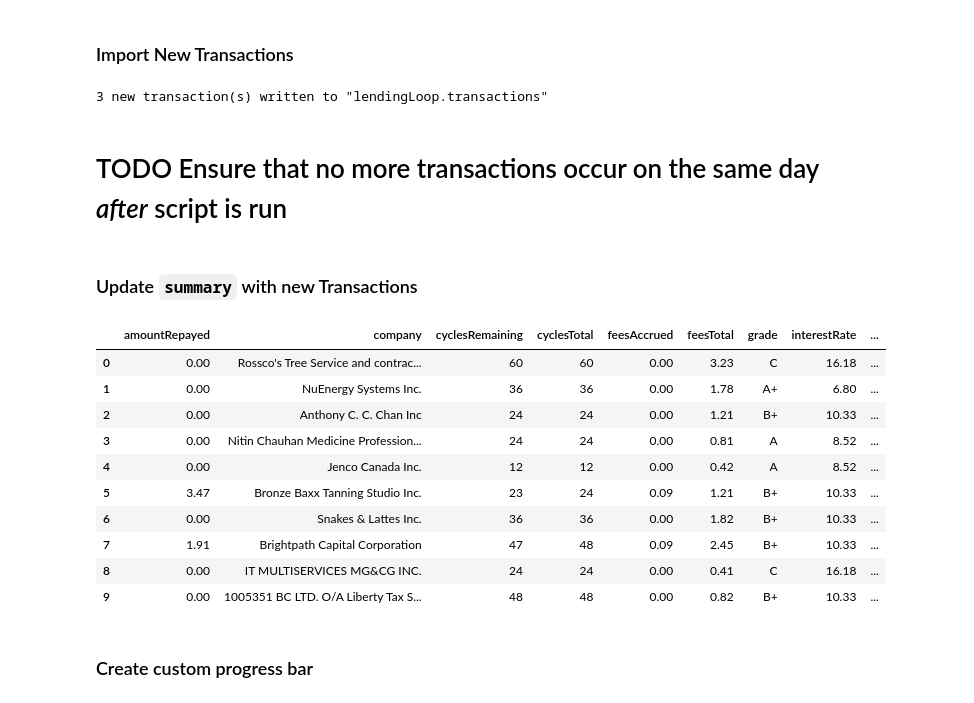
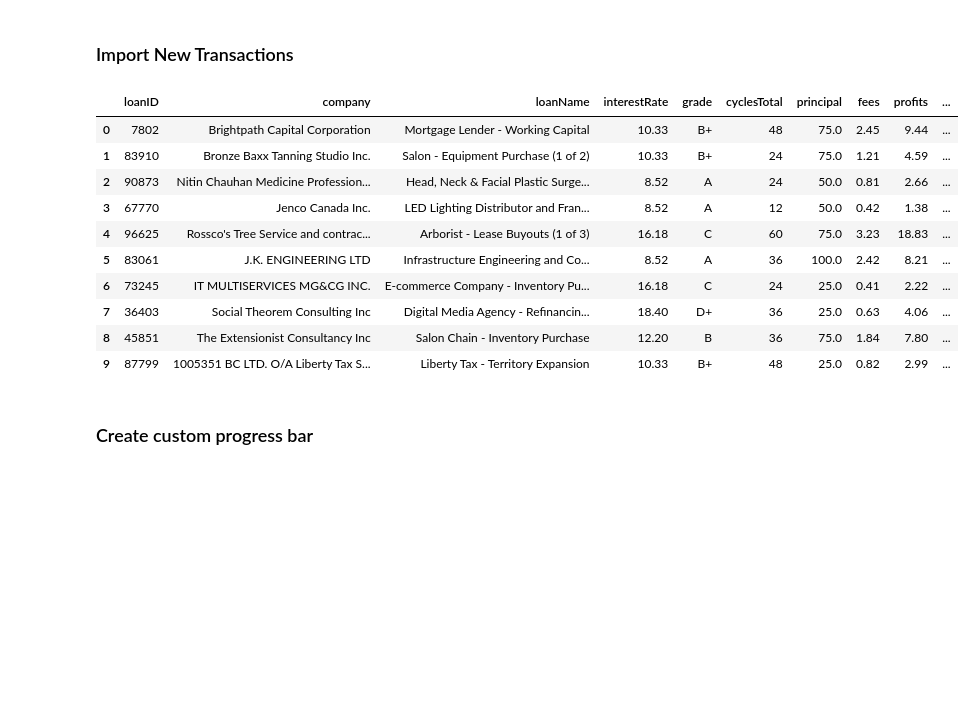
Before and after one commit to christeefy/LendingLoopDashboard, a Jupyter notebook: Lending Loop.ipynb, the cells around one changed output. Cells and saved outputs as stored; diff of their text form; code cells hidden in the pictures; blank space fills up the shorter version.

```diff
--- a/Lending Loop.ipynb
+++ b/Lending Loop.ipynb
@@ -228,65 +184,41 @@ display_DF(notesDF)
 # %% [markdown]
 ### Import New Transactions
 # %%
-def update_state(DF):
+def update_state(rawDF, notesDF):
     '''
     Update state with new transactions from DF.
     '''
-    # Retrive the latest overallState
-    overallState = dbHandle['summary'].find_one()
-
-    # Get transactions that have not been added to MongoDB
-    newTransactionsDF = (rawDF
+    # Obtain transactions that have occured
+    netTransactionsDF = (rawDF
                          .filter(F.isnull('datePaid') == 'False')
-                         .filter(F.col('datePaid') > overallState['lastUpdated'])
-                         .select('loanID', 'company', 'totalPaid', 'fees', 'datePaid'))
-
-    # Retrieve notes that appear in newTransactionDF
-    netTransactionsDF = (newTransactionsDF
                          .groupBy('loanID')
-                         .agg(F.sum('totalPaid').alias('totalPaid'),
-                              F.sum('fees').alias('fees')))
+                         .agg(F.sum('totalPaid').alias('totalPaid')))
 
     # Update noteStates
-    updatedNotesStateDF = (read_from_DB_to_spark('notes')
-                           .join(netTransactionsDF, 'loanID')
+    updatedNotesStateDF = (notesDF
+                           .join(netTransactionsDF, 'loanID', 'left_outer')
                            .withColumn('amountRepayed', F.col('amountRepayed') + F.col('totalPaid'))
-                           .withColumn('feesAccrued', F.col('feesAccrued') + F.col('fees'))
                            .withColumn('cyclesRemaining', F.col('cyclesRemaining') - 1)
-                           .drop('totalPaid', 'fees'))
+                           .drop('totalPaid')
+                           .fillna(0.0)
+                           .cache())
 
-    # Write updated noteStates to DB
-    write_spark_to_DB(updatedNotesStateDF, 'notes', 'append')
-
-    # Write new trasactions to DB
-    write_spark_to_DB(newTransactionsDF, 'transactions', 'append')
-
-    # Update the lastUpdated timestamp of the summary collection
-    dbHandle['summary'].update_one({'_id': overallState['_id']}, {'$set': {'lastUpdated': datetime.datetime.now()}})
-
-    print '{} new transaction(s) written to "{}.{}"'.format(newTransactionsDF.count(), DB, 'transactions')
+    return updatedNotesStateDF
-# %%
-update_state(rawDF)
-# %% [output]
-3 new transaction(s) written to "lendingLoop.transactions"
-# %% [markdown]
-# TODO Ensure that no more transactions occur on the same day *after* script is run
-# %% [markdown]
-### Update `summary` with new Transactions
-# %%
-display_DF(read_from_DB_to_spark('notes'), 10)
-# %% [output]
-|  | amountRepayed | company | cyclesRemaining | cyclesTotal | feesAccrued | feesTotal | grade | interestRate | ... |
-| 0 | 0.00 | Rossco's Tree Service and contrac... | 60 | 60 | 0.00 | 3.23 | C | 16.18 | ... |
-| 1 | 0.00 | NuEnergy Systems Inc. | 36 | 36 | 0.00 | 1.78 | A+ | 6.80 | ... |
-| 2 | 0.00 | Anthony C. C. Chan Inc | 24 | 24 | 0.00 | 1.21 | B+ | 10.33 | ... |
-| 3 | 0.00 | Nitin Chauhan Medicine Profession... | 24 | 24 | 0.00 | 0.81 | A | 8.52 | ... |
-| 4 | 0.00 | Jenco Canada Inc. | 12 | 12 | 0.00 | 0.42 | A | 8.52 | ... |
-| 5 | 3.47 | Bronze Baxx Tanning Studio Inc. | 23 | 24 | 0.09 | 1.21 | B+ | 10.33 | ... |
-| 6 | 0.00 | Snakes & Lattes Inc. | 36 | 36 | 0.00 | 1.82 | B+ | 10.33 | ... |
-| 7 | 1.91 | Brightpath Capital Corporation | 47 | 48 | 0.09 | 2.45 | B+ | 10.33 | ... |
-| 8 | 0.00 | IT MULTISERVICES MG&CG INC. | 24 | 24 | 0.00 | 0.41 | C | 16.18 | ... |
-| 9 | 0.00 | 1005351 BC LTD. O/A Liberty Tax S... | 48 | 48 | 0.00 | 0.82 | B+ | 10.33 | ... |
+# %%
+notesDF = update_state(rawDF, notesDF)
+display_DF(notesDF, 10)
+# %% [output]
+|  | loanID | company | loanName | interestRate | grade | cyclesTotal | principal | fees | profits | ... |
+| 0 | 7802 | Brightpath Capital Corporation | Mortgage Lender - Working Capital | 10.33 | B+ | 48 | 75.0 | 2.45 | 9.44 | ... |
+| 1 | 83910 | Bronze Baxx Tanning Studio Inc. | Salon - Equipment Purchase (1 of 2) | 10.33 | B+ | 24 | 75.0 | 1.21 | 4.59 | ... |
+| 2 | 90873 | Nitin Chauhan Medicine Profession... | Head, Neck & Facial Plastic Surge... | 8.52 | A | 24 | 50.0 | 0.81 | 2.66 | ... |
+| 3 | 67770 | Jenco Canada Inc. | LED Lighting Distributor and Fran... | 8.52 | A | 12 | 50.0 | 0.42 | 1.38 | ... |
+| 4 | 96625 | Rossco's Tree Service and contrac... | Arborist - Lease Buyouts (1 of 3) | 16.18 | C | 60 | 75.0 | 3.23 | 18.83 | ... |
+| 5 | 83061 | J.K. ENGINEERING LTD | Infrastructure Engineering and Co... | 8.52 | A | 36 | 100.0 | 2.42 | 8.21 | ... |
+| 6 | 73245 | IT MULTISERVICES MG&CG INC. | E-commerce Company - Inventory Pu... | 16.18 | C | 24 | 25.0 | 0.41 | 2.22 | ... |
+| 7 | 36403 | Social Theorem Consulting Inc | Digital Media Agency - Refinancin... | 18.40 | D+ | 36 | 25.0 | 0.63 | 4.06 | ... |
+| 8 | 45851 | The Extensionist Consultancy Inc | Salon Chain - Inventory Purchase | 12.20 | B | 36 | 75.0 | 1.84 | 7.80 | ... |
+| 9 | 87799 | 1005351 BC LTD. O/A Liberty Tax S... | Liberty Tax - Territory Expansion | 10.33 | B+ | 48 | 25.0 | 0.82 | 2.99 | ... |
 # %% [markdown]
 ### Create custom progress bar
 # %%
```
Also changed, not shown: parts of 15 cells of this notebook.
